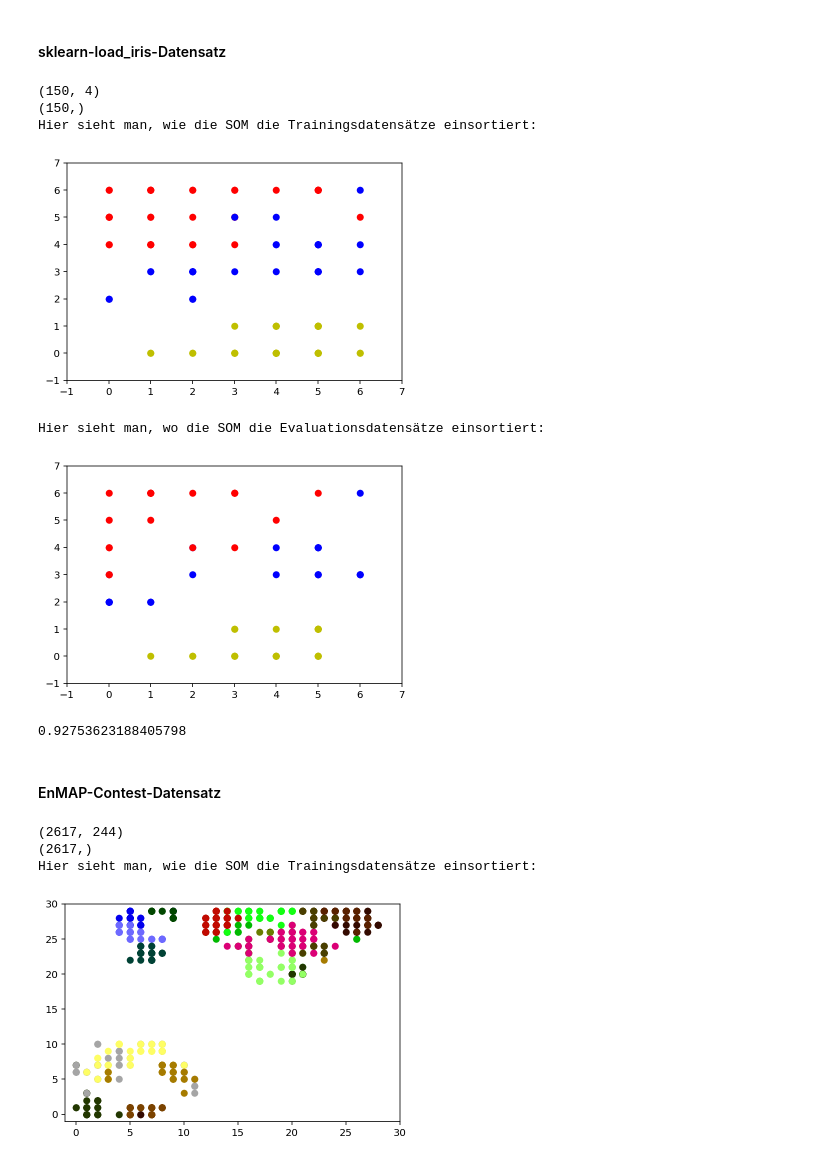
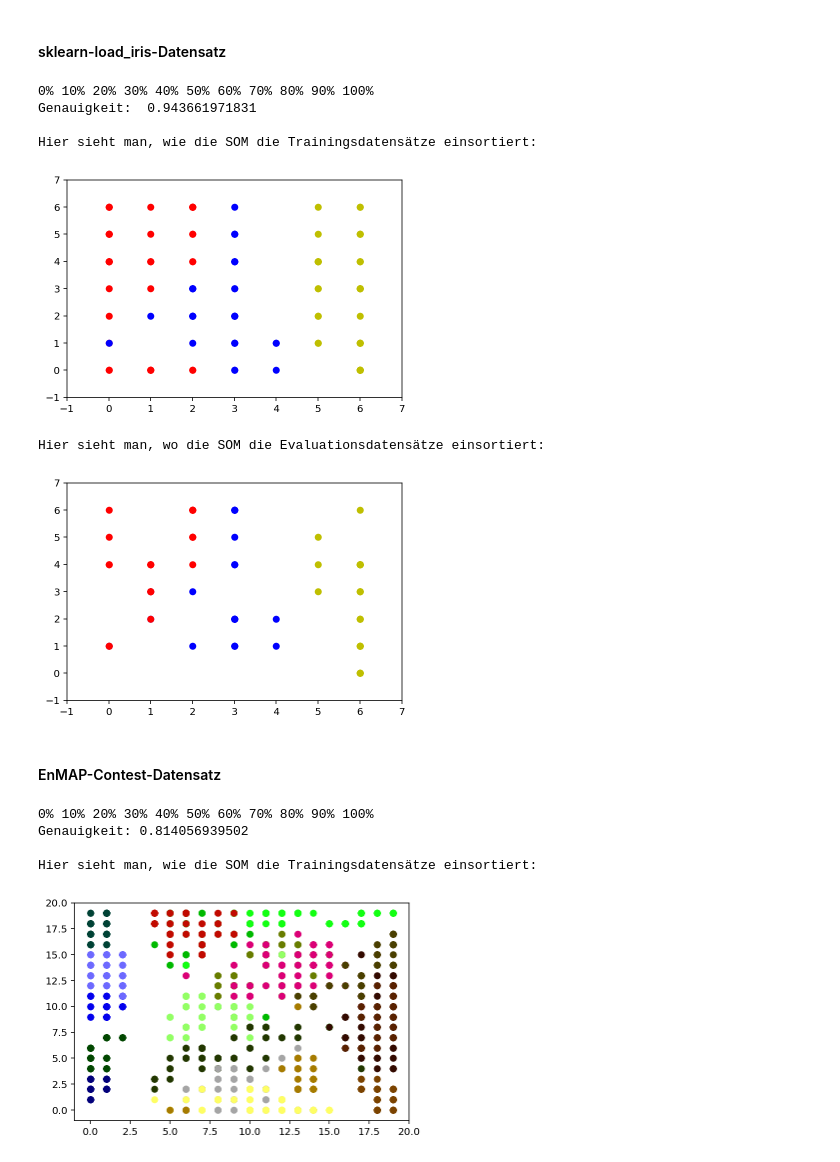
Before and after one commit to thedomdom/wbs, a Jupyter notebook: WBS_P-Übung2.ipynb, the cells around one changed output. Drawn from its saved outputs; the diff is of its cells as text; code cells hidden in the pictures.

```diff
--- a/WBS_P-Übung2.ipynb
+++ b/WBS_P-Übung2.ipynb
@@ -36,16 +41,16 @@ from selforganizingmap import SOM
 import sklearn.datasets
 (X, y) = sklearn.datasets.load_iris(return_X_y=True)
 
-print(X.shape)
-print(y.ravel().shape)
+# Teilen in Trainings- und Evaluationsdatensatz
+indices_train = np.random.randint(150, size=110)
+indices_evaluate = [index for index in list(range(150)) if (index not in list(indices_train))]
 
 n_rows = 7
 n_cols = 7
 
-my_first_som = SOM(n_rows=n_rows, n_cols=n_cols, iterations_max=5000, alpha_0=0.9, sigma_0=1, neighbor_function='8')
+# my_first_som = SOM(n_rows=n_rows, n_cols=n_cols, iterations_max=10000, alpha_0=0.9, sigma_0=9, neighbor_function='gauss')
+my_first_som = SOM(n_rows=7, n_cols=7, iterations_max=10000, alpha_0=0.9, sigma_0=1, neighbor_function='8')
 
-# Entnehmen der Trainingsdatensätze
-indices_train = np.random.randint(150, size=110)
 my_first_som.fit(X[indices_train,:], y[indices_train])
 
 for index in indices_train:
@@ -57,15 +62,16 @@ for index in indices_train:
         plt.plot(coords[0], coords[1], color=cm[dataset_class], marker='o')
 
 plt.axis([-1, n_cols, -1, n_rows])
+
+print("Genauigkeit: ", my_first_som.score(X[indices_evaluate], y[indices_evaluate]), end='\n\n')
 print("Hier sieht man, wie die SOM die Trainingsdatensätze einsortiert:")
 # %% [output]
-(150, 4)
-(150,)
+0% 10% 20% 30% 40% 50% 60% 70% 80% 90% 100%
+Genauigkeit:  0.943661971831
+
 Hier sieht man, wie die SOM die Trainingsdatensätze einsortiert:
-[figure, old version]
+[figure, new version]
 # %%
-indices_evaluate = [index for index in list(range(150)) if (index not in list(indices_train))]
-
 for index in indices_evaluate:
     dataset = X[index]
     coords = my_first_som.classify(dataset)
@@ -78,37 +84,33 @@ plt.axis([-1, n_cols, -1, n_rows])
 print("Hier sieht man, wo die SOM die Evaluationsdatensätze einsortiert:")
 # %% [output]
 Hier sieht man, wo die SOM die Evaluationsdatensätze einsortiert:
-[figure, old version]
+[figure, new version]
-# %%
-my_first_som.score(X[indices_evaluate], y[indices_evaluate])
-# %% [output]
-0.92753623188405798
 # %% [markdown]
 #### EnMAP-Contest-Datensatz
 # %%
-print(datadict["xi"].T.shape)
-print(datadict["lx"].T.ravel().shape)
+n_rows = 20
+n_cols = 20
 
-n_rows = 30
-n_cols = 30
-
-my_som = SOM(n_rows=n_rows, n_cols=n_cols, iterations_max=1000, alpha_0=0.9, sigma_0=1, neighbor_function='8')
+# my_som = SOM(n_rows=n_rows, n_cols=n_cols, iterations_max=5000, alpha_0=0.9, sigma_0=9, neighbor_function='gauss')
+my_som = SOM(n_rows=n_rows, n_cols=n_cols, iterations_max=10000, alpha_0=0.9, sigma_0=1, neighbor_function='8')
 my_som.fit(datadict["xi"].T, datadict["lx"].T.ravel())
 
 for index, dataset in enumerate(datadict["yi"].T):
     coords = my_som.classify(dataset)
     dataset_class = int(datadict["ly"].T[index])
     if dataset_class :
         dataset_class_color = tuple(datadict["cm"].T[dataset_class])
         plt.plot(coords[0], coords[1], color=dataset_class_color, marker='o')
+plt.axis([-1, n_cols, -1, n_rows])
 
-plt.axis([-1, n_cols, -1, n_rows])
+print("Genauigkeit:", my_som.score(datadict["yi"].T, datadict["ly"].T.ravel()), end='\n\n')
 print("Hier sieht man, wie die SOM die Trainingsdatensätze einsortiert:")
 # %% [output]
-(2617, 244)
-(2617,)
+0% 10% 20% 30% 40% 50% 60% 70% 80% 90% 100%
+Genauigkeit: 0.814056939502
+
 Hier sieht man, wie die SOM die Trainingsdatensätze einsortiert:
-[figure, old version]
+[figure, new version]
 # %%
 for index, dataset in enumerate(datadict["yi"].T):
     coords = my_som.classify(dataset)
```
Also changed, not shown: parts of 4 cells of this notebook.
